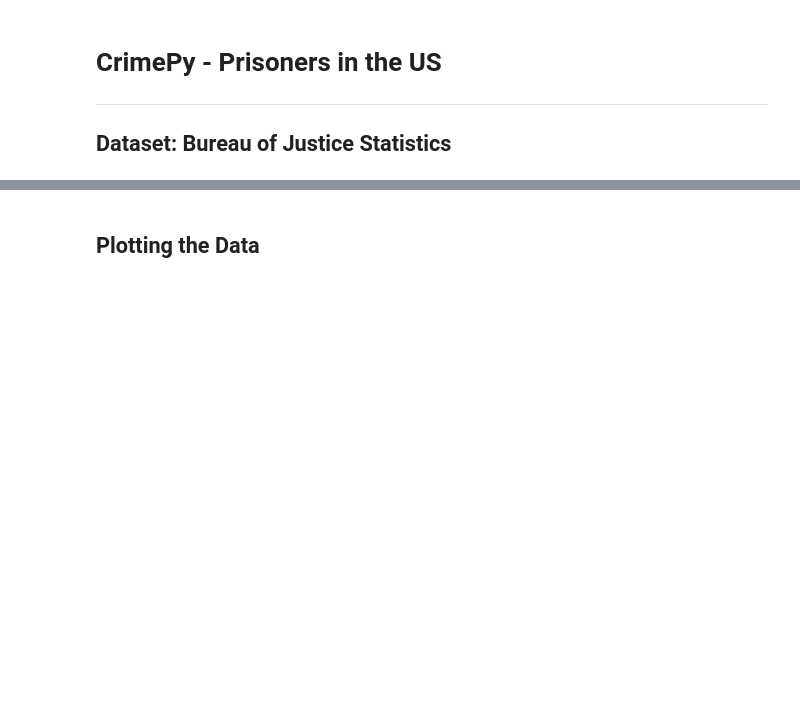
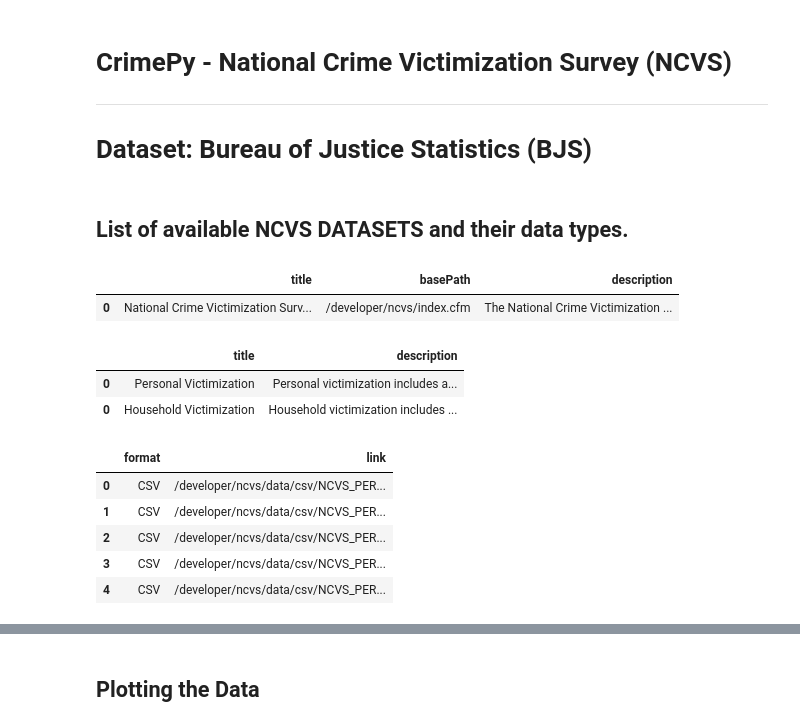
Before and after one commit to melindaeudy/Project_1, a Jupyter notebook: crimePy.ipynb, the cells around one changed output, grey strips where cells are left out. Drawn from its saved outputs; the diff is of its cells as text; code cells hidden in the pictures; blank space fills up the shorter version.

```diff
--- a/crimePy.ipynb
+++ b/crimePy.ipynb
@@ -1,7 +1,7 @@
 # %% [markdown]
-# CrimePy - Prisoners in the US
+# CrimePy - National Crime Victimization Survey (NCVS)
 ----
 
-## Dataset: Bureau of Justice Statistics
+# Dataset: Bureau of Justice Statistics (BJS)
 # %%
 # Dependencies and Setup
@@ -16,0 +151,62 @@ import json
+# %% [markdown]
+## List of available NCVS DATASETS and their data types.
+# %%
+# ENDPOINT
+endpoint = "/bjs/ncvs/v2"
+
+# Build query URL
+query_url = f"{base_url}{endpoint}" # XML only
+
+# Call API and get response
+response = requests.get(query_url)
+
+# General DataFrame
+datasets_ord_dict = xmltodict.parse(response.content)
+general_dict = {
+    "title": datasets_ord_dict['bjsDataSet']['title'],
+    "basePath": datasets_ord_dict['bjsDataSet']['basePath'],
+    "description": datasets_ord_dict['bjsDataSet']['description']
+}
+general_df = pd.DataFrame(general_dict, index=[0])
+
+# Resources DataFrame
+datasets_idx = 0
+datasets_df = pd.DataFrame()
+dataset_formats_idx = 0
+dataset_formats_df = pd.DataFrame()
+for idx in range(len(datasets_ord_dict['bjsDataSet']['resources'])):
+    current_dict = datasets_ord_dict['bjsDataSet']['resources'][idx]
+    datasets_dict = {
+        "title": current_dict["title"],
+        "description": current_dict["description"]
+    }
+    datasets_df,datasets__idx = append_dict_to_df(datasets_dict, datasets_idx, datasets_df)
+    for key in current_dict:
+        formats_dict = current_dict["formats"]
+        for cur_link in range(len(formats_dict['links'])):
+            dataset_formats_dict = {
+                "format": formats_dict['format'],
+                "link": formats_dict['links'][cur_link]['link']
+            }
+            dataset_formats_df,dataset_formats_idx = append_dict_to_df(dataset_formats_dict,
+                                                                       dataset_formats_idx,
+                                                                       dataset_formats_df)
+general_df
+# %% [output]
+|  | title | basePath | description |
+| 0 | National Crime Victimization Surv... | /developer/ncvs/index.cfm | The National Crime Victimization ... |
+# %%
+datasets_df
+# %% [output]
+|  | title | description |
+| 0 | Personal Victimization | Personal victimization includes a... |
+| 0 | Household Victimization | Household victimization includes ... |
+# %%
+dataset_formats_df.head()
+# %% [output]
+|  | format | link |
+| 0 | CSV | /developer/ncvs/data/csv/NCVS_PER... |
+| 1 | CSV | /developer/ncvs/data/csv/NCVS_PER... |
+| 2 | CSV | /developer/ncvs/data/csv/NCVS_PER... |
+| 3 | CSV | /developer/ncvs/data/csv/NCVS_PER... |
+| 4 | CSV | /developer/ncvs/data/csv/NCVS_PER... |
```
Also changed, not shown: parts of 27 cells of this notebook, 1 other file.
